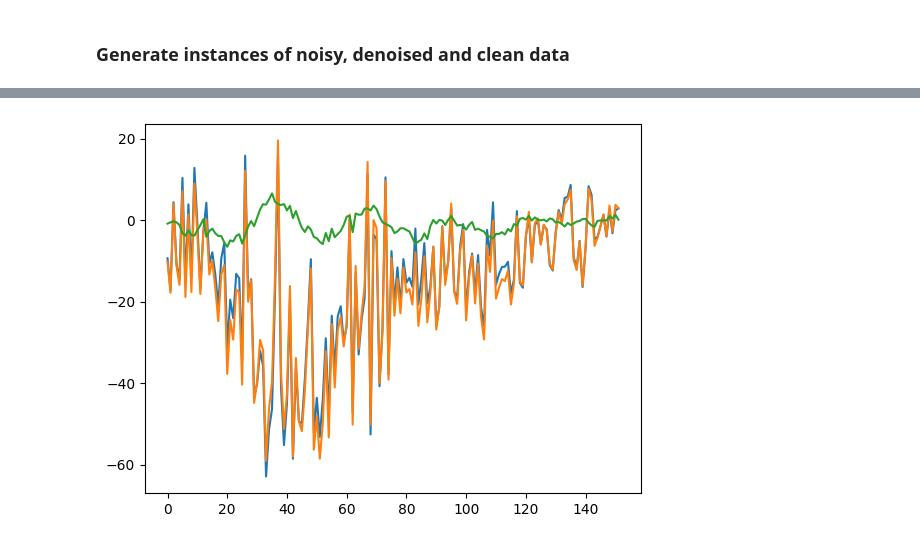
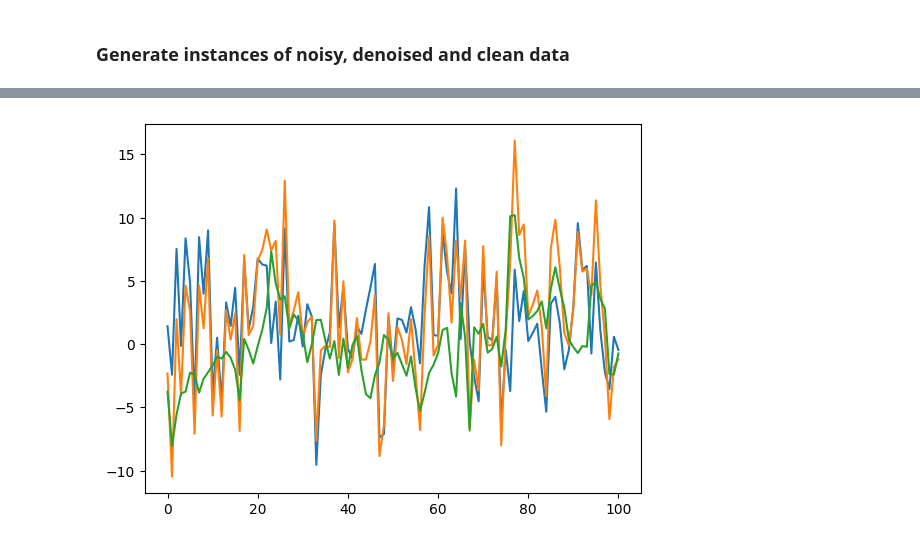
Before and after one commit to rmodosantos/DeepDenoise, a Jupyter notebook: notebooks/Training.ipynb, the cells around one changed output, grey strips where cells are left out. Cells and saved outputs as stored; diff of their text form; code cells hidden in the pictures.

```diff
--- a/notebooks/Training.ipynb
+++ b/notebooks/Training.ipynb
@@ -111,7 +111,8 @@ from scipy.io import loadmat
 Load data to build training instances
 # %%
 #load data from mat files
-data_origin = loadmat('/content/drive/MyDrive/Projects/Data/DeepDenoise/noise_dataset3.mat')
+#data_origin = loadmat('/content/drive/MyDrive/Projects/Data/DeepDenoise/noise_dataset3.mat')
+data_origin = loadmat('/content/drive/MyDrive/Projects/Data/DeepDenoise/noise_components_dataset_smooth_spec.mat')
 #test_origin = loadmat('/content/drive/MyDrive/Projects/Data/DeepDenoise/test_dataset.mat')
 # %% [markdown]
 Set the device to work on: GPU or CPU
@@ -550,0 +544,4 @@ def MSE_model(net, data_clean, data_noise_dark, data_noise_shot, data_noise_ex,
+# %%
+#create validation dataset
+valset = GenerateData(data_oxyhb,data_oxyhbabs,data_hb,data_hbabs,data_ACh,data_ACh_spec,
+                        data_Emission,data_dark_spectra,data_shot_spectra,indval_signals,indval_noise)
@@ -734,3 +779,21 @@ def testNet(net, data_clean, data_noise_dark, data_noise_shot, data_noise_ex, ba
+# %%
+def testNet(net, data, batch_size=1):
+    """Test function"""
+
+    #net = net.float()
+    #net.to(dev)
+
+    loader = iter(DataLoader(data,batch_size=batch_size))
+
+    (clean,noise) = next(loader)
+    #for i, (clean,noise_dark,noise_shot,noisex) in enumerate(zip(cleanloader,noisedarkloader,noiseshotloader,noisexloader)):
+
+    sample = clean+noise
+
+    #compute network output
+    outputs=net(sample)
+
+    return sample, outputs, noise
 # %% [markdown]
 ### Generate instances of noisy, denoised and clean data
 # %%
@@ -744,7 +807,7 @@ plt.subplots_adjust(hspace=0.4,wspace=0.4)
 axis_lims = [time[0],time[-1],wavelength[0], wavelength[-1]]
 
 for i in range(3):
-  netin, netout, target = testNet(net,train_clean,train_dark,train_shot,train_ex)
+  netin, netout, target = testNet(net,valset)
 
   #send data to cpu and transform to plot
   noisy = np.apply_along_axis(lambda x: x-np.mean(x), 1, netin.squeeze().cpu().T)
@@ -782,7 +853,7 @@ plt.show()
 # %%
-plt.plot(range(152),netout[73,:])
-plt.plot(range(152),target[73,:])
-plt.plot(range(152),target[73,:]-netout[73,:])
+plt.plot(range(101),netout[:,:,:,10].squeeze().cpu().detach().numpy())
+plt.plot(range(101),target[:,:,:,10].squeeze().cpu().detach().numpy())
+plt.plot(range(101),target[:,:,:,10].squeeze().cpu().detach().numpy()-netout[:,:,:,10].squeeze().cpu().detach().numpy())
 plt.show()
 # %% [output]
-[figure, old version]
+[figure, new version]
```
Also changed, not shown: parts of 23 cells of this notebook, 1 other file.
